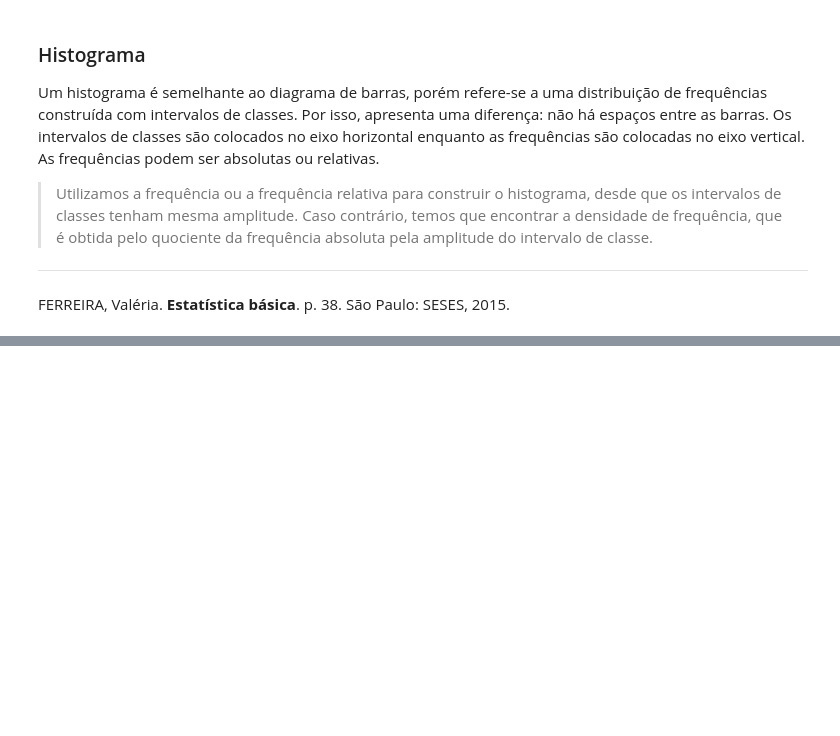
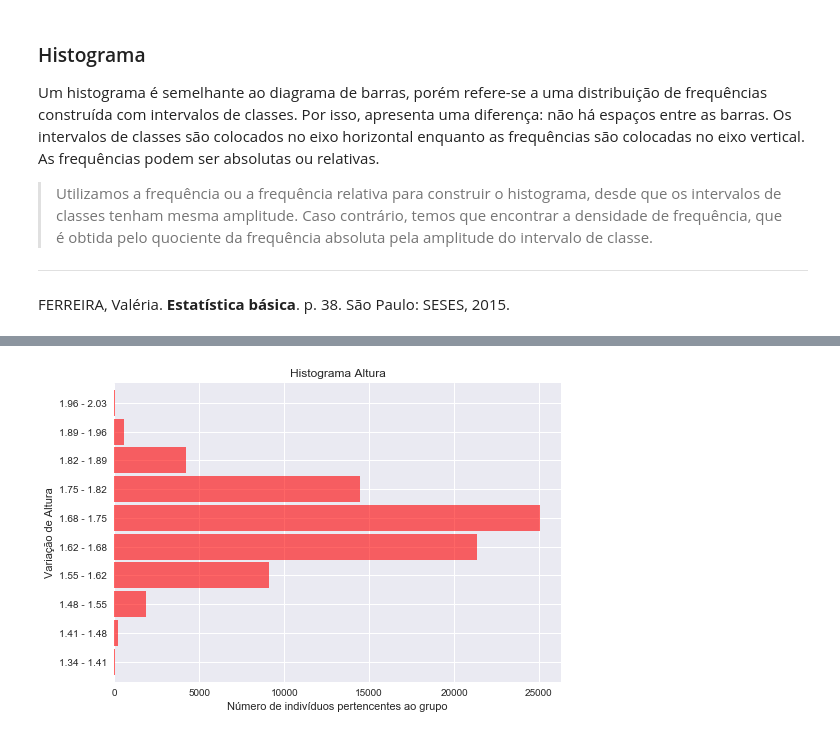
Before and after one commit to paulofreitasnobrega/estatistica-com-python, a Jupyter notebook: aula2-distribuicao-de-frequencia.ipynb, the cells around one changed output, grey strips where cells are left out. Saved outputs shown, nothing was run; the diff lists cells and outputs as text; code cells hidden in the pictures; blank space fills up the shorter version.

```diff
--- a/aula2-distribuicao-de-frequencia.ipynb
+++ b/aula2-distribuicao-de-frequencia.ipynb
@@ -505,0 +482,26 @@ df_renda['Frequência'].plot.kde()
+# %%
+# Funcao para renomear o indice intervalar
+def renomear_indices(i):
+    l, r = (round(i.left, 2), round(i.right, 2))
+    return '{} - {}'.format(l, r)
+
+# Gerando Series de distribuicao de frequencia com amplitude fixa
+# a = max(n) - min(n) => 203-134 = 69
+# h = a/k => 69/10 ~ 6,9
+dist_freq = d['Altura'].value_counts(bins=10, sort=False)
+
+# Renomeacao de classes
+classes_indices = dist_freq.index.map(renomear_indices).tolist()
+
+# Plotagem: Histograma de altura
+fig = dist_freq.plot.barh(
+    width=0.9,
+    color='red',
+    alpha=0.6
+)
+fig.set(title='Histograma Altura',
+        xlabel='Número de indivíduos pertencentes ao grupo',
+        ylabel='Variação de Altura')
+fig.set_yticklabels(classes_indices);
+# %% [output]
+[figure, added]
```
Also changed, not shown: parts of 6 cells of this notebook.
